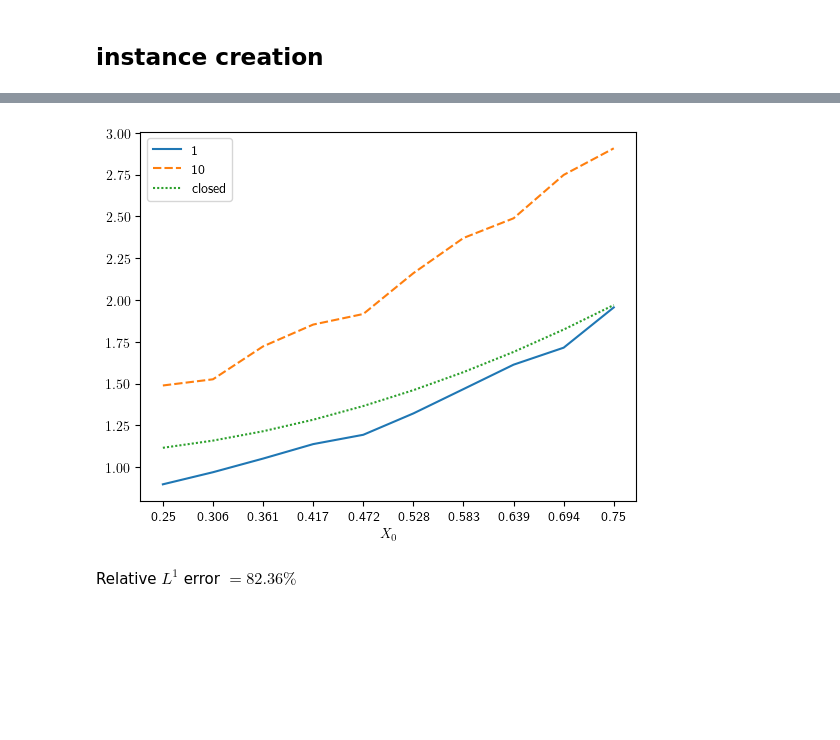
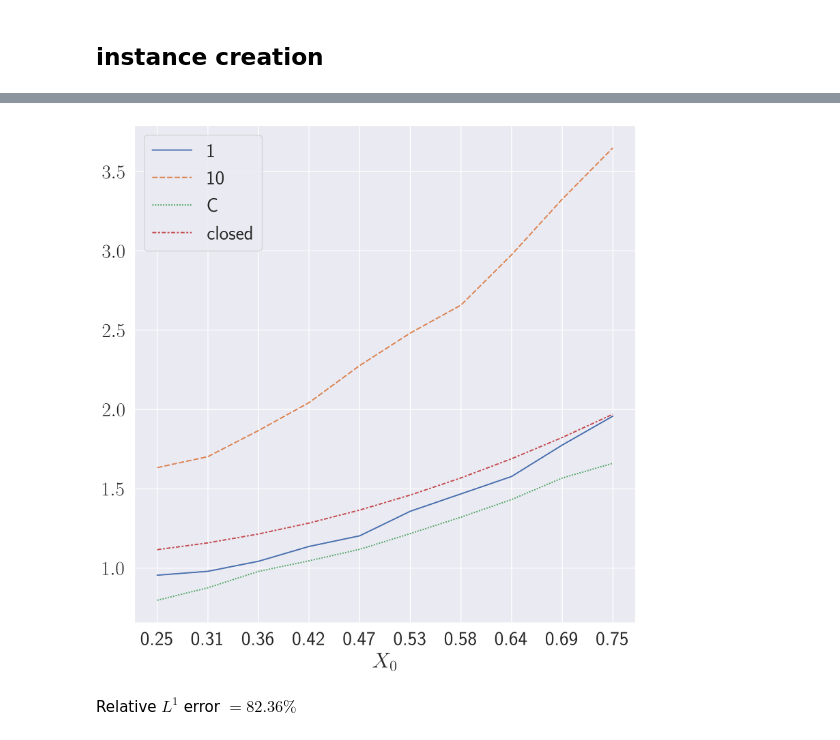
Before and after one commit to arashfahim/multiscale-PGM-for-stochastic-control, a Jupyter notebook: LQC/rewrite/LQC_Updated_v5.ipynb, the cells around one changed output, grey strips where cells are left out. Saved outputs shown, nothing was run; the diff lists cells and outputs as text; code cells hidden in the pictures; blank space fills up the shorter version.

```diff
--- a/LQC/rewrite/LQC_Updated_v5.ipynb
+++ b/LQC/rewrite/LQC_Updated_v5.ipynb
@@ -44,6 +44,8 @@ import json
 
 from IPython.display import display, Math, Markdown
 import seaborn as sns
+sns.set(font_scale = 2)
+
 import pandas as pd
 # %% [markdown]
 # Problem's parameters
@@ -498,7 +517,7 @@ Relative $L^\infty$ error $= 55.30\%$
 ## Multi-scale parameters
 # %%
 ms1_model_params = {
-    'num_samples':100,
+    'num_samples':80,
     'num_time_steps':10,
     'num_neurons_p':50,
     'num_neurons_v':10,
@@ -506,7 +525,7 @@ ms1_model_params = {
     'num_epochs' : 3000,
     'xmin' : 0.,
     'xmax' : 1.,
-    'intervals' : [[0,1./10.],[2./10.,3./10.],[4./10.,5./10.],[7./10.,8./10.], [9./10.,1.]], # a list of numbers between 0 to num_intervals-1
+    'intervals' : [[0,1./10.],[4./10.,5./10.],[7./10.,8./10.], [9./10.,1.]], # a list of numbers between 0 to num_intervals-1
     'data': lqsc.path
     }
 # ms1_lqsc_params = {
@@ -786,11 +805,11 @@ Training time= 93.83795499801636
 # %%
-df1 = pd.DataFrame(np.zeros([100,5]), columns=['Coarse vs multi-scale with lag 1','Coarse vs multi-scale with lag 10','Multi-scale with lag 10 vs multi-scale with lag 1','Coarse vs closed-form','Multi-scale with lag 1 vs closed-form'])
+df1 = pd.DataFrame(np.zeros([50,3]), columns=['C vs ms_10','C vs closed','ms_1 vs closed'])
 for i,_ in df1.iterrows():
-    df1.loc[i,'Coarse vs multi-scale with lag 1'] = lqsc.cost_eval(lqsc.policy,5000,torch.tensor([0.5]),policy_update_lag=1).clone().detach().numpy()-ms1.cost_eval(ms1.policy,5000,torch.tensor([0.5]),policy_update_lag=1).clone().detach().numpy()
-    df1.loc[i,'Coarse vs multi-scale with lag 10'] = lqsc.cost_eval(lqsc.policy,5000,torch.tensor([0.5]),policy_update_lag=10).clone().detach().numpy()-ms1.cost_eval(ms1.policy,5000,torch.tensor([0.5]),policy_update_lag=10).clone().detach().numpy()
-    df1.loc[i,'Multi-scale with lag 10 vs multi-scale with lag 1'] = ms1.cost_eval(ms1.policy,5000,torch.tensor([0.5]),policy_update_lag=10).clone().detach().numpy()-ms1.cost_eval(ms1.policy,5000,torch.tensor([0.5]),policy_update_lag=1).clone().detach().numpy()
-    df1.loc[i,'Coarse vs closed-form'] = lqsc.cost_eval(lqsc.policy,5000,torch.tensor([0.5]),policy_update_lag=1).clone().detach().numpy()-solution(torch.tensor([[0.0,0.5]]))
-    df1.loc[i,'Multi-scale with lag 1 vs closed-form'] = ms1.cost_eval(ms1.policy,5000,torch.tensor([0.5]),policy_update_lag=1).clone().detach().numpy()-solution(torch.tensor([[0.0,0.5]]))
+    # df1.loc[i,'Coarse vs multi-scale with lag 1'] = lqsc.cost_eval(lqsc.policy,5000,torch.tensor([0.5]),policy_update_lag=1).clone().detach().numpy()-ms1.cost_eval(ms1.policy,5000,torch.tensor([0.5]),policy_update_lag=1).clone().detach().numpy()
+    df1.loc[i,'C vs ms_10'] = lqsc.cost_eval(lqsc.policy,3000,torch.tensor([0.5]),policy_update_lag=1).clone().detach().numpy()-ms1.cost_eval(ms1.policy,3000,torch.tensor([0.5]),policy_update_lag=10).clone().detach().numpy()
+    # df1.loc[i,'Multi-scale with lag 10 vs multi-scale with lag 1'] = ms1.cost_eval(ms1.policy,5000,torch.tensor([0.5]),policy_update_lag=10).clone().detach().numpy()-ms1.cost_eval(ms1.policy,5000,torch.tensor([0.5]),policy_update_lag=1).clone().detach().numpy()
+    df1.loc[i,'C vs closed'] = lqsc.cost_eval(lqsc.policy,3000,torch.tensor([0.5]),policy_update_lag=1).clone().detach().numpy()-solution(torch.tensor([[0.0,0.5]]))
+    df1.loc[i,'ms_1 vs closed'] = ms1.cost_eval(ms1.policy,3000,torch.tensor([0.5]),policy_update_lag=1).clone().detach().numpy()-solution(torch.tensor([[0.0,0.5]]))
 # %%
 df1.to_csv("ms1_comparison.csv",index=False)
 # %%
@@ -804,24 +823,27 @@ g.set_ylabel("Error");
 # %%
 K = 10
+L=5
 X = torch.linspace(.25,.75,K)
 T = torch.zeros([K,1])
 tx = torch.concat((T,X.unsqueeze(-1)),dim=1)
-df0 = pd.DataFrame(np.zeros([K,3]),columns=[1,10,'closed']);
-for i,_ in df0.iterrows():
-    for c in df0.columns:
-        if c != 'closed':
-            df0.loc[i,c] = ms1.cost_eval(ms1.policy,5000,X[i],policy_update_lag=c).clone().detach().numpy()
-df0['closed'] = solution(tx)
-df0['index'] = [str(x) for x in X.clone().detach().numpy()]
-df0.set_index('index',inplace=True,drop=True)
+df_ms = pd.DataFrame(np.zeros([K*L,4]),columns=[1,10,'C','closed']);
+for i,_ in df_ms.iterrows():
+    for c in df_ms.columns:
+        if (c != 'closed') & (c != 'C'):
+            df_ms.loc[i,c] = ms1.cost_eval(ms1.policy,5000,X[i%K],policy_update_lag=c).clone().detach().numpy()
+    df_ms.loc[i,'C'] = lqsc.cost_eval(lqsc.policy,5000,X[i%K]).clone().detach().numpy()
+df_ms['closed'] = list(solution(tx))*L
+df_ms['index'] = [str(np.round(x,3)) for x in X.clone().detach().numpy()]*L
+df_ms.set_index('index',inplace=True,drop=True)
 # %%
-g = sns.lineplot(data=df0);
-g.set_xticklabels(list(np.round(X.clone().detach().numpy(),3)));
+plt.figure(figsize=(10,10),dpi=300);
+g = sns.lineplot(data=df_ms);
+g.set_xticklabels(list(np.round(X.clone().detach().numpy(),2)));
 g.set_xlabel(r"$X_0$");
 # texts = [float(t.get_text())  for t in g.get_xticklabels()]
 # texts
 # %% [output]
-[figure, old version]
+[figure, new version]
 # %%
 xyz = torch.concat((ms1.path,ms1.value(ms1.path)),dim=1).clone().detach().numpy()
 
```
Also changed, not shown: parts of 21 cells of this notebook, 9 other files.
